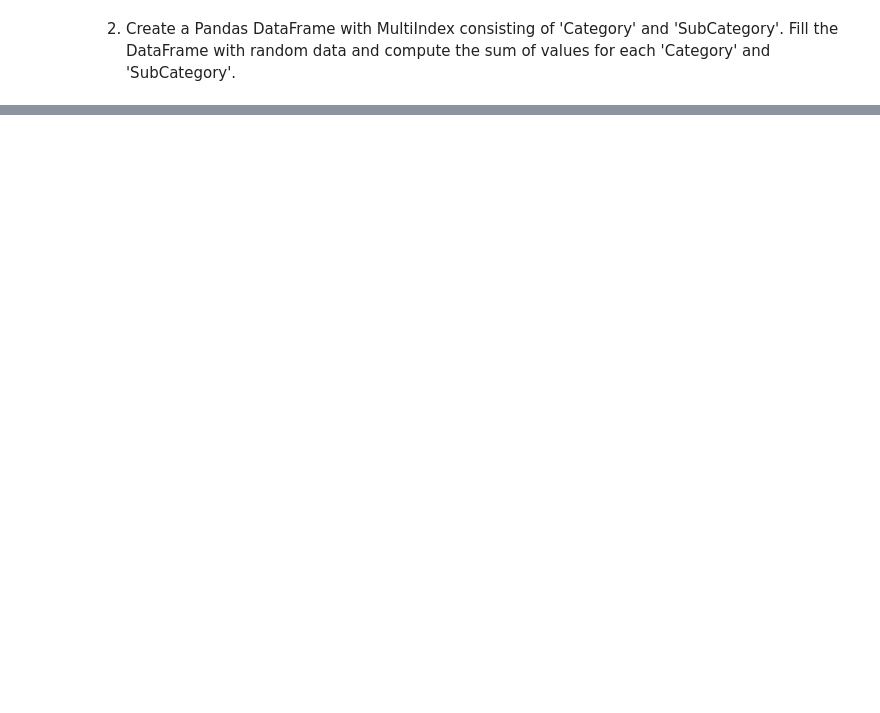
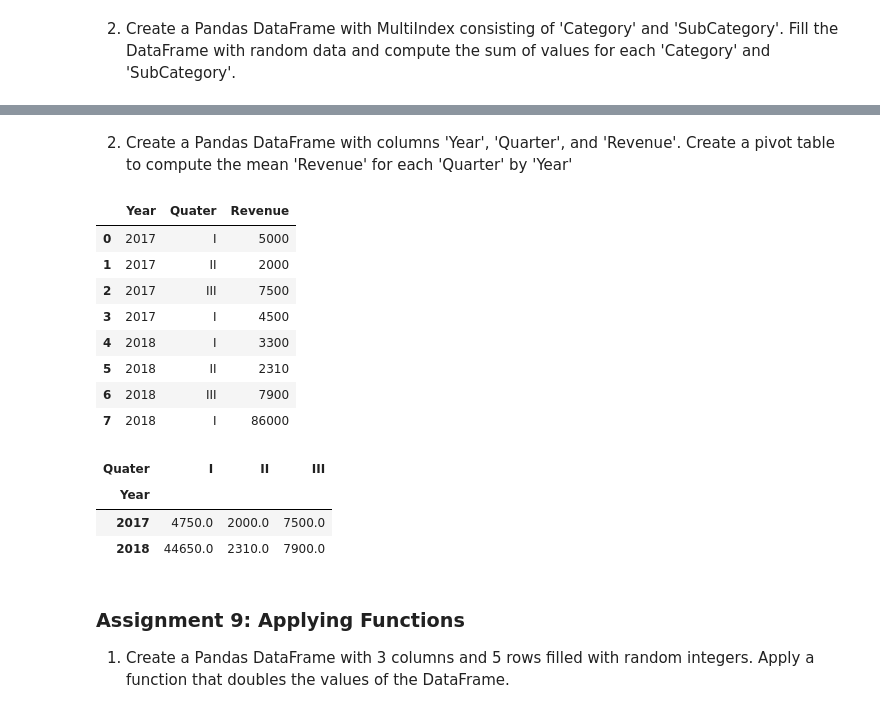
Before and after one commit to fishyyuser/Data-Science-Bootcamp, a Jupyter notebook: 13 Data Analysis with Python/pandas.ipynb, the cells around one changed output, grey strips where cells are left out. Cells and saved outputs as stored; diff of their text form; code cells hidden in the pictures; blank space fills up the shorter version.

```diff
--- a/13 Data Analysis with Python/pandas.ipynb
+++ b/13 Data Analysis with Python/pandas.ipynb
@@ -436,0 +537,40 @@ df.head()
+# %% [markdown]
+2. Create a Pandas DataFrame with columns 'Year', 'Quarter', and 'Revenue'. Create a pivot table to compute the mean 'Revenue' for each 'Quarter' by 'Year'
+# %%
+data = {
+   'Year':[2017,2017,2017,2017,2018,2018,2018,2018],
+   'Quater':['I','II','III','I','I','II','III','I'],
+   'Revenue':[5000,2000,7500,4500,3300,2310,7900,86000]
+
+}
+
+df = pd.DataFrame(data)
+df
+# %% [output]
+|  | Year | Quater | Revenue |
+| 0 | 2017 | I | 5000 |
+| 1 | 2017 | II | 2000 |
+| 2 | 2017 | III | 7500 |
+| 3 | 2017 | I | 4500 |
+| 4 | 2018 | I | 3300 |
+| 5 | 2018 | II | 2310 |
+| 6 | 2018 | III | 7900 |
+| 7 | 2018 | I | 86000 |
+# %%
+pivot=df.pivot_table(
+    index='Year',
+    columns='Quater',
+    values='Revenue',
+    aggfunc='mean',
+    fill_value=0
+)
+pivot
+# %% [output]
+| Quater | I | II | III |
+| Year |  |  |  |
+| 2017 | 4750.0 | 2000.0 | 7500.0 |
+| 2018 | 44650.0 | 2310.0 | 7900.0 |
+# %% [markdown]
+### Assignment 9: Applying Functions
+
+1. Create a Pandas DataFrame with 3 columns and 5 rows filled with random integers. Apply a function that doubles the values of the DataFrame.
```
Also changed, not shown: parts of 19 cells of this notebook.
